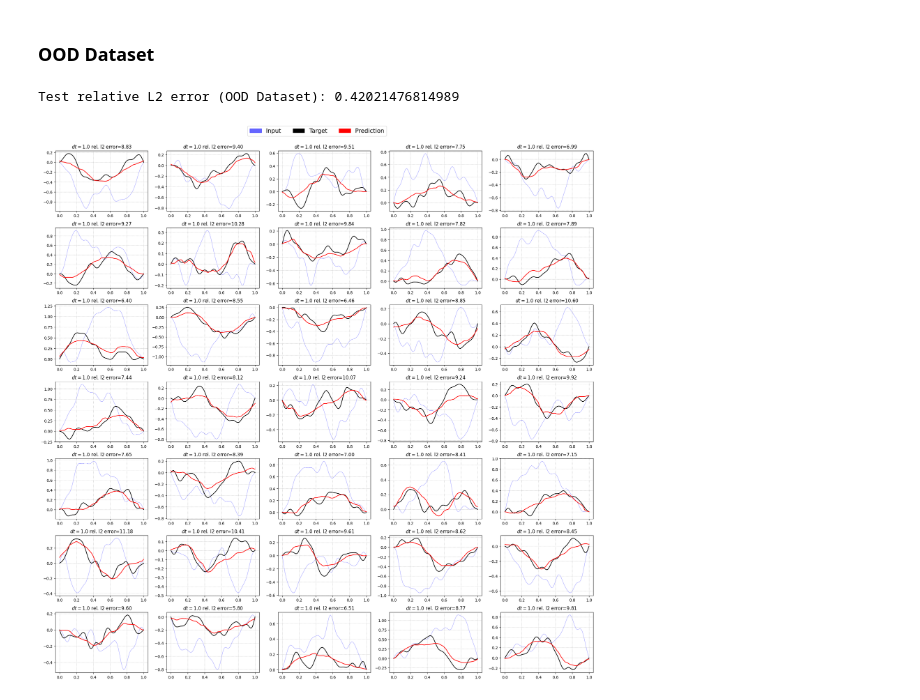
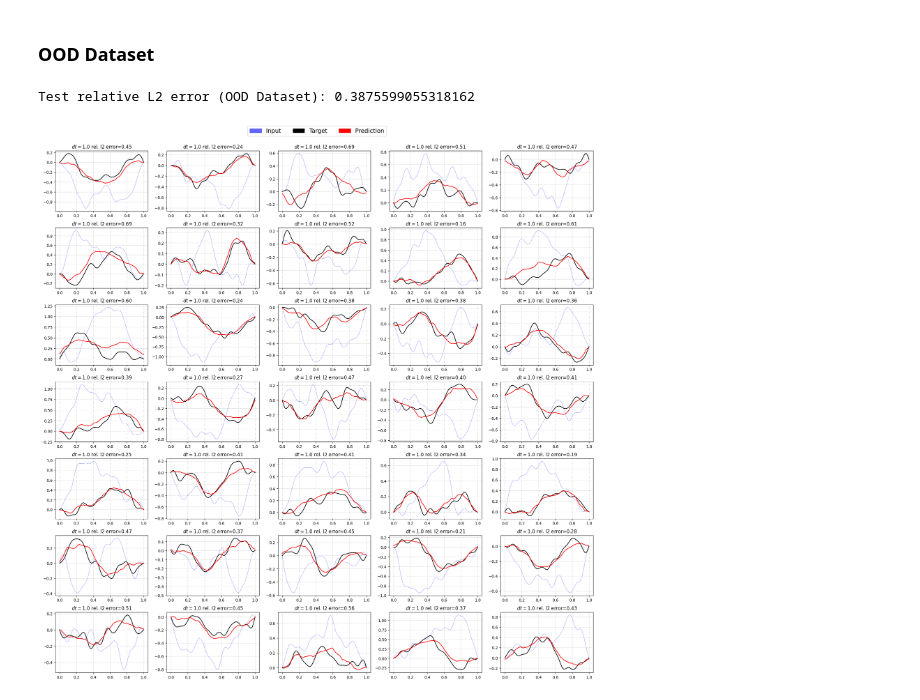
Before and after one commit to benedict-armstrong/FNO-wave-equation, a Jupyter notebook: task4bonus.ipynb, the cells around one changed output. Cells and saved outputs as stored; diff of their text form; code cells hidden in the pictures.

```diff
--- a/task4bonus.ipynb
+++ b/task4bonus.ipynb
@@ -94,12 +94,12 @@ for i, (ax_rows, (time_delta, input, target)) in enumerate(zip(axs, sampler)):
 
     for j, p in enumerate(prediction):
         epsilon = input_copy[j, :, -1][0].item()
-        re_l2_error = relative_l2_error(p, target[j])
+        re_l2_error = relative_l2_error(p.squeeze(-1), target[j])
 
         ax = ax_rows[j]
 
         ax.set_title(
-            rf"$dt={time_delta[j].item():.2f}$ rel. l2 error=${re_l2_error:.2f}$",
+            rf"$dt={time_delta[j].item():.2f}$ rel. l2 error=${re_l2_error:.3f}$",
             fontsize=12,
         )
 
@@ -160,7 +160,7 @@ with torch.no_grad():
 
 print(rf"Test relative L2 error (OOD Dataset): {ood_relative_l2}")
 # %% [output]
-Test relative L2 error (OOD Dataset): 0.42021476814989
+Test relative L2 error (OOD Dataset): 0.3875599055318162
 # %%
 sampler = DataLoader(dataset_ood, batch_size=5, shuffle=True)
 
@@ -178,7 +178,7 @@ for i, (ax_rows, (time_delta, input, target)) in enumerate(zip(axs, sampler)):
 
     for j, p in enumerate(prediction):
         epsilon = input_copy[j, :, -1][0].item()
-        re_l2_error = relative_l2_error(p, target[j])
+        re_l2_error = relative_l2_error(p.squeeze(-1), target[j])
 
         ax = ax_rows[j]
 
@@ -193,31 +193,31 @@ for i, (ax_rows, (time_delta, input, target)) in enumerate(zip(axs, sampler)):
             x_grid,
             input_copy[j, :, 0],
             label="Input",
             alpha=0.6,
             linewidth=0.5,
             color="blue",
         )
 
         l2 = ax.plot(x_grid, target[j], label="Target", color="black")
         l3 = ax.plot(x_grid, p, label="Prediction", color="red")
 
         ax.grid(True, which="both", ls=":")
 
         if i == 0 and j == 0:
             lines = l1 + l2 + l3
 
 labels = [line.get_label() for line in lines]
 handles = []
 for group_idx in range(len(labels)):
     # Create a simple patch that is the correct colour
     colour = lines[group_idx].get_color()
     opac = lines[group_idx].get_alpha()
     handles.append(Patch(edgecolor=colour, facecolor=colour, fill=True, alpha=opac))
 # Acutally create our figure legend, using the handles and labels
 fig.legend(handles=handles, labels=labels, loc="upper center", ncol=len(labels), fontsize=15)
 
 plt.tight_layout()
 plt.subplots_adjust(top=0.95)
 plt.show()
 # %% [output]
-[figure, old version]
+[figure, new version]
```
Also changed, not shown: parts of 3 cells of this notebook, 2 other files.
